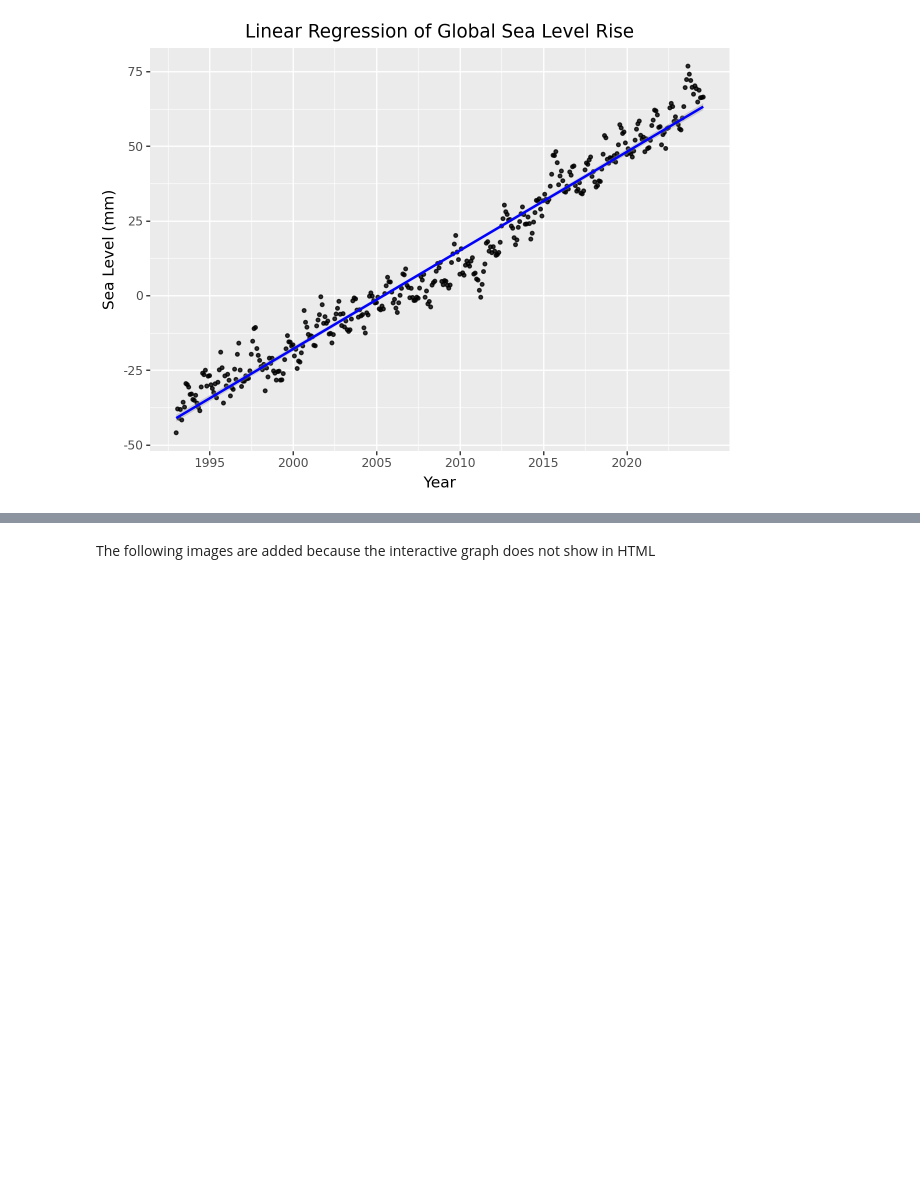
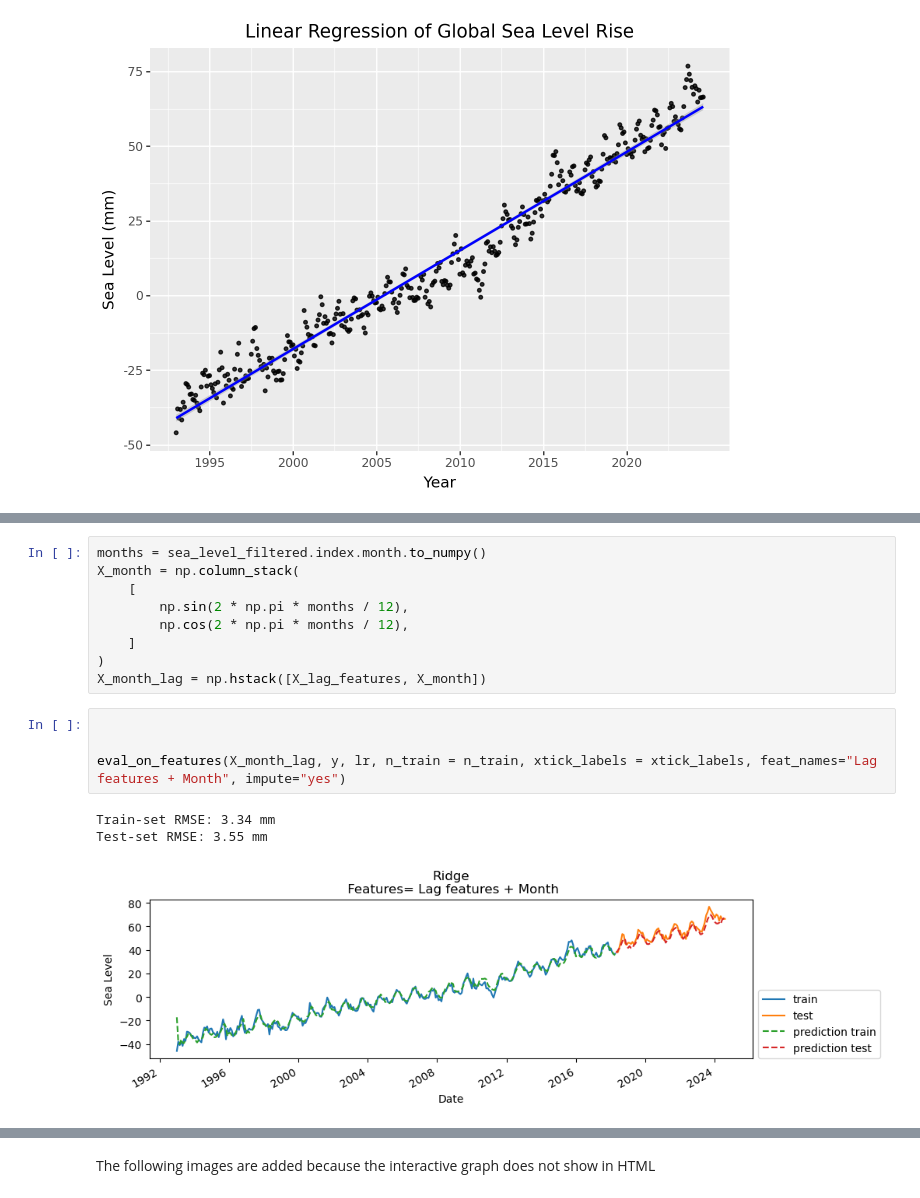
Before and after one commit to Arcyill/ECON-323-Project, a Jupyter notebook: Main.ipynb, the cells around one changed output, grey strips where cells are left out. Drawn from its saved outputs; the diff is of its cells as text; blank space fills up the shorter version.

```diff
--- a/Main.ipynb
+++ b/Main.ipynb
@@ -358,0 +653,17 @@ Following this the model will be used to make future prediction on sea level ris
+# %%
+months = sea_level_filtered.index.month.to_numpy()
+X_month = np.column_stack(
+    [
+        np.sin(2 * np.pi * months / 12),
+        np.cos(2 * np.pi * months / 12),
+    ]
+)
+X_month_lag = np.hstack([X_lag_features, X_month])
+# %%
+
+
+eval_on_features(X_month_lag, y, lr, n_train = n_train, xtick_labels = xtick_labels, feat_names="Lag features + Month", impute="yes")
+# %% [output]
+Train-set RMSE: 3.34 mm
+Test-set RMSE: 3.55 mm
+[figure, added]
```
Also changed, not shown: parts of 38 cells of this notebook, 1 other file.
